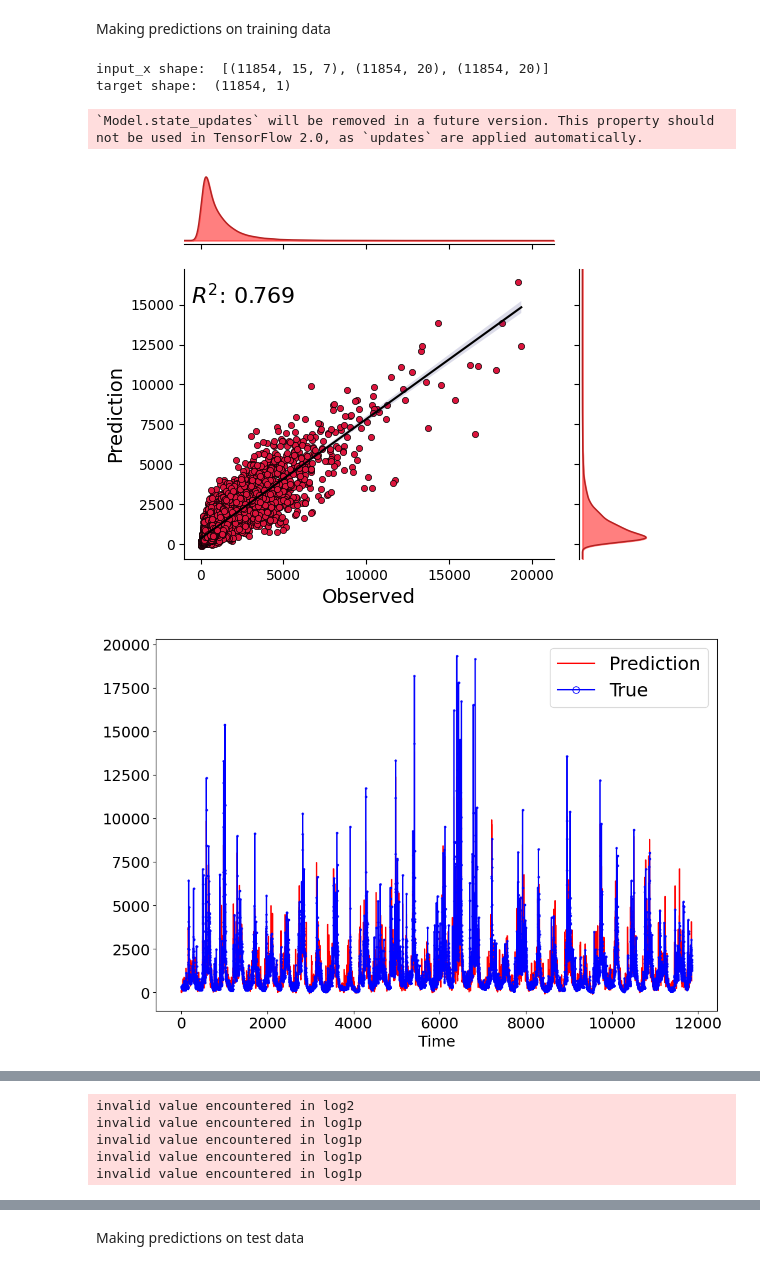
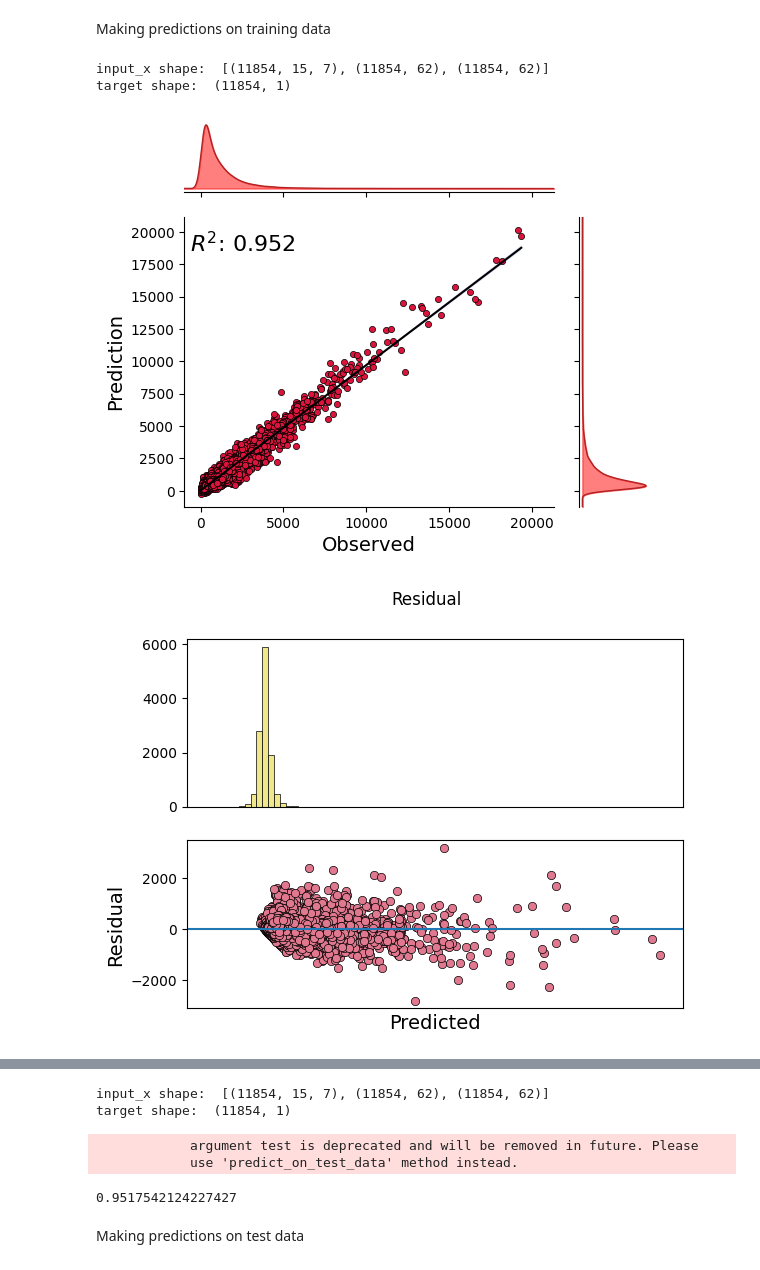
Before and after one commit to AtrCheema/ai4water_examples, a Jupyter notebook: docs/source/_notebooks/model/interpretability_ia.ipynb, the cells around one changed output, grey strips where cells are left out. Cells and saved outputs as stored; diff of their text form; code cells hidden in the pictures.

```diff
--- a/docs/source/_notebooks/model/interpretability_ia.ipynb
+++ b/docs/source/_notebooks/model/interpretability_ia.ipynb
@@ -146,15 +150,21 @@ normal_inputs = ['et_morton_point_SILO',
 
 
 model = InputAttentionModel(
-                input_features=inputs,
-                output_features=outputs,
-                epochs=500,
-                ts_args={'lookback':15},
-                lr=0.0001,
-                batch_size=64,
-                x_transformation=[{'method': 'robust', 'features': normal_inputs},
-                                {'method': 'log', "replace_zeros": True, 'features': skew_inputs}],
-                y_transformation={'method': 'robust', 'features': outputs},
+    enc_config = {'n_h': 62,  # length of hidden state m
+                  'n_s': 62,  # length of hidden state m
+                  'm': 62,  # length of hidden state m
+                  'enc_lstm1_act': "elu",
+                  'enc_lstm2_act': "relu",
+                  },
+    input_features=inputs,
+    output_features=outputs,
+    epochs=500,
+    ts_args={'lookback':15},
+    lr=0.0049,
+    batch_size=16,
+    x_transformation=[{'method': 'robust', 'features': normal_inputs},
+                    {'method': 'log', "replace_zeros": True, 'features': skew_inputs}],
+    y_transformation={'method': 'robust', 'features': outputs},
     verbosity=0
 )
 # %% [output]
@@ -204,10 +213,9 @@ Epoch 198/500
 # %% [markdown]
 Making predictions on training data
 # %%
-_ = model.predict_on_training_data(data=data)
+_ = model.predict_on_training_data(data=data, plots=["regression", "residual", "prediction"])
 # %% [output]
-input_x shape:  [(11854, 15, 7), (11854, 20), (11854, 20)]
+input_x shape:  [(11854, 15, 7), (11854, 62), (11854, 62)]
 target shape:  (11854, 1)
-`Model.state_updates` will be removed in a future version. This property should not be used in TensorFlow 2.0, as `updates` are applied automatically.
-[figure, old version]
+[figure, new version]
-[figure, old version]
+[figure, new version]
@@ -215,5 +222,0 @@ target shape:  (11854, 1)
-invalid value encountered in log2
-invalid value encountered in log1p
-invalid value encountered in log1p
-invalid value encountered in log1p
-invalid value encountered in log1p
@@ -223,3 +223,11 @@ invalid value encountered in log1p
+# %%
+model.evaluate_on_training_data(data=data, metrics="nse")
+# %% [output]
+input_x shape:  [(11854, 15, 7), (11854, 62), (11854, 62)]
+target shape:  (11854, 1)
+            argument test is deprecated and will be removed in future. Please
+            use 'predict_on_test_data' method instead.
+0.9517542124227427
 # %% [markdown]
 Making predictions on test data
 # %%
```
Also changed, not shown: parts of 14 cells of this notebook, 3 other files.
